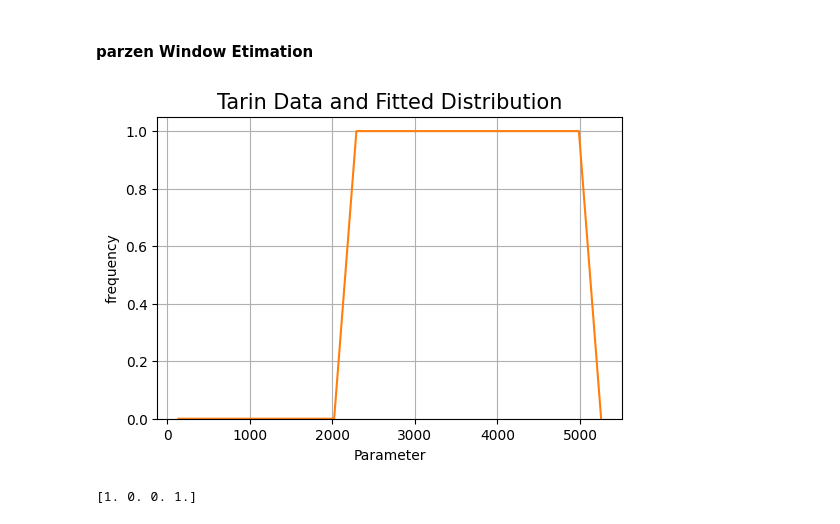
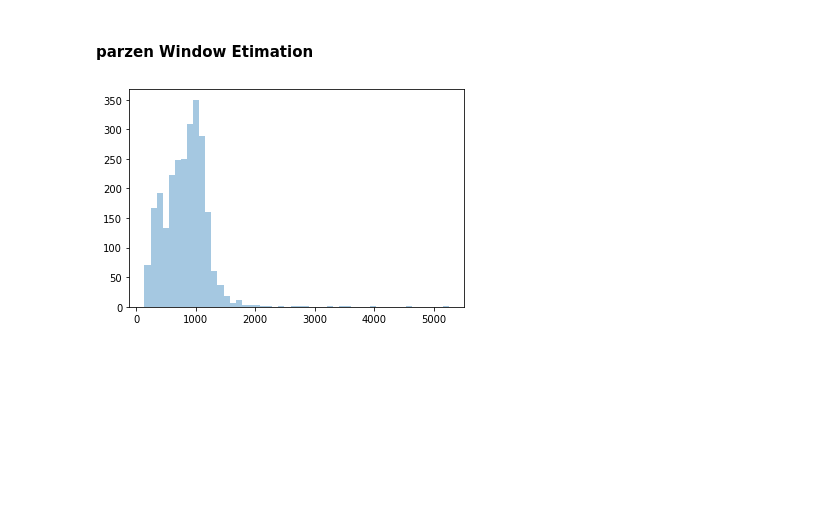
Before and after one commit to Kassra-sinaei/ML_HW_4, a Jupyter notebook: simulations/q8.ipynb, the cells around one changed output. Drawn from its saved outputs; the diff is of its cells as text; code cells hidden in the pictures; blank space fills up the shorter version.

```diff
--- a/simulations/q8.ipynb
+++ b/simulations/q8.ipynb
@@ -15,35 +16,42 @@ del data
 #### parzen Window Etimation
 # %%
 class parzen:
-    def __init__(self, x, h):
+    def __init__(self, x, h, kernel):
         self.h = h
         self.x = x
         self.n = x.shape[0]
+        self.kernel = kernel
         pass
 
-    def kernel(self, x, unit_len = 1):
+    def hypercube_kernel(self, x, unit_len = 1):
         return np.ones(x.shape[0]) - np.max(np.array(np.abs(x) < 0.5 * unit_len * np.ones(x.shape), dtype=np.int16), axis=1)
+
+    def gaussian_kernel(self, x):
+        d = x.shape[0]
+        return np.exp(-0.5 * np.power((np.tile(x,(self.n,1)) - self.x) / self.h), 2)  / (np.sqrt(2 * np.pi * self.h))**d
+
 
     def prob(self, x):
         probs = np.zeros(x.shape[0])
         for i in range(x.shape[0]):
-            probs[i] = np.sum(self.kernel((np.tile(x[i],(self.n,1)) - self.x) / self.h)) / self.n
+            if self.kernel == "cube":
+                probs[i] = np.sum(self.hypercube_kernel((np.tile(x[i],(self.n,1)) - self.x) / self.h)) / self.n
+            elif self.kernel == "gaussian":
+                probs[i] = np.sum(self.gaussian_kernel((np.tile(x[i],(self.n,1)) - self.x) / self.h)) / self.n
         return probs
 
     def plot_dist(self):
-        fig, ax = plt.subplots()
-        fig.set_dpi(100)
-        range = np.linspace(np.min(self.x),np.max(self.x), 20)
-        ax.hist(self.x, 20, density=True, facecolor='g', alpha=0.5)
-        ax.plot(range, self.prob(range))
-        ax.set_xlabel("Parameter")
-        ax.set_ylabel("frequency")
-        ax.set_title("Tarin Data and Fitted Distribution", fontsize=15)
-        plt.grid(True)
-        plt.show()
+        range = np.linspace(np.min(self.x),np.max(self.x), 100)
+        #ax.hist(self.x, 20, density=True, facecolor='g', alpha=0.5)
+        sns.distplot(self.x, hist=True, kde= False)
+        # plt.plot(range, self.prob(range))
+        # plt.set_xlabel("Parameter")
+        # plt.set_ylabel("frequency")
+        # plt.set_title("Tarin Data and Fitted Distribution", fontsize=15)
+        # plt.grid(True)
+        # plt.show()
 
-estimator = parzen(X, h = 10)
+estimator = parzen(X, h = 10, kernel="gaussian")
 estimator.plot_dist()
 # %% [output]
-[figure, old version]
+[figure, new version]
-[1. 0. 0. 1.]
```
Also changed, not shown: parts of 4 cells of this notebook, 1 other file.
